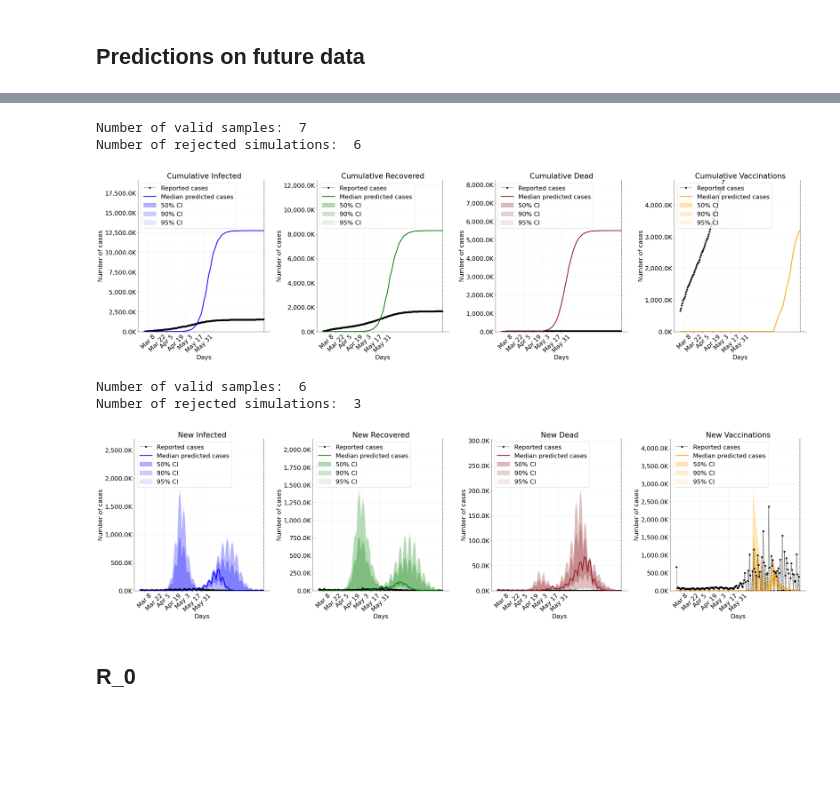
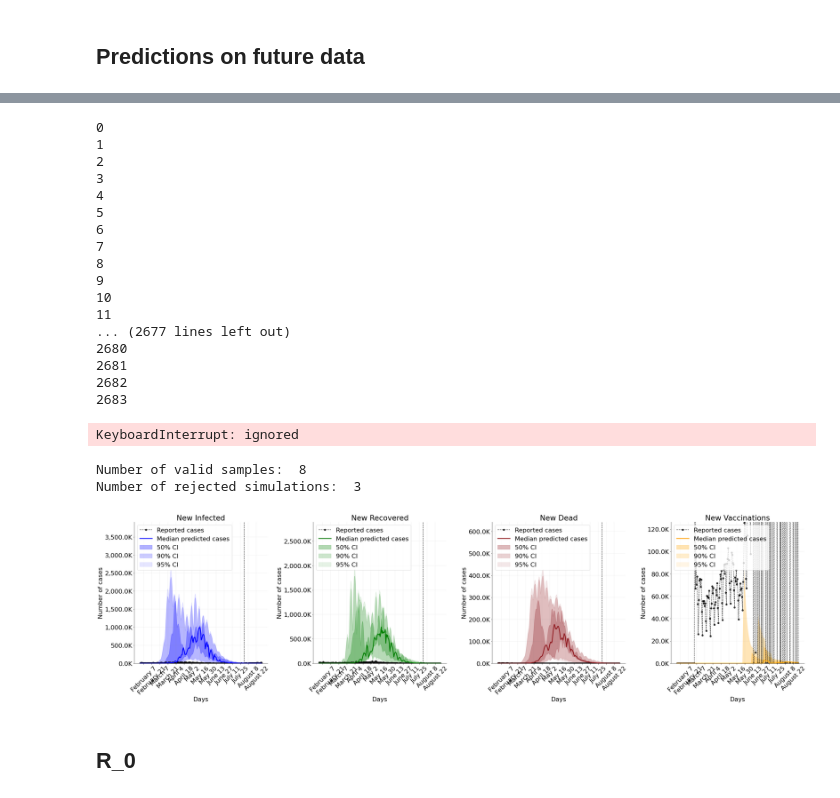
Before and after one commit to totalimba/aml, a Jupyter notebook: Code/VaccinationModel.ipynb, the cells around one changed output, grey strips where cells are left out. Cells and saved outputs as stored; diff of their text form; code cells hidden in the pictures; blank space fills up the shorter version.

```diff
--- a/Code/VaccinationModel.ipynb
+++ b/Code/VaccinationModel.ipynb
@@ -825,23 +757,23 @@ IndexError: ignored
 ## Tables
 # %%
 param_tex = ['$t_1$', '$t_2$', '$t_3$', '$t_4$',
-             '$\Delta t_1$', '$\Delta t_2$', '$\Delta t_3$', '$\Delta t_4$',
                '$\lambda_0$', '$\lambda_1$', '$\lambda_2$', '$\lambda_3$', '$\lambda_4$',
                '$\mu$', '$f_I$', '$\phi_I$',  '$f_R$', '$\phi_R$',
-               '$f_D$', '$\phi_D$',
-               '$D_I$', '$D_R$', '$D_D$', '$E_0$', '$\sigma_I$', '$\sigma_R$', '$\sigma_D$',
+               '$f_D$', '$\phi_D$', '$f_V$', '$\phi_V$', '$f_T$', '$\phi_T$',
+               '$D_I$', '$D_R$', '$D_D$', '$D_V$', '$D_T$', '$E_0$', '$C_0$',
+               '$\sigma_I$', '$\sigma_R$', '$\sigma_D$', '$\sigma_V$', '$\sigma_T$',
                '$v_1$', '$v_2$', '$v_3$', '$v_4$',
-               '$\alpha$', '$\alpha_v$', '$\beta$', '$\gamma$',
-               '$\eta$', '$\theta$', '$\delta$', r'$d$',
-             '$\epsilon$']
+               '$\alpha$', '$\alpha_v$', '$\beta$', '$\beta_v$', '$\gamma$',
+               '$\eta$', '$\theta$', '$\delta$', '$\delta_v$', r'$d$',
+               '$\epsilon$', '$\tau$']
 # %%
-def create_table(data, model, n_samples=75000, map_samples=10000):
+def create_table(data, model, n_samples=1000000, map_samples=10000):
     """Prepares a table with posterior summaries."""
 
 
     norm_data = (data_germany_tensor - mean_g) / std_g
     samples = model.sample(norm_data, n_samples, to_numpy=True)
-    idx_nonzero = [i for i, e in enumerate(param_names) if e != '$\\phi_I$' and e != '$\\phi_R$' and e != '$\\phi_D$']
+    idx_nonzero = [i for i, e in enumerate(param_names) if 'phi' not in e]
     samples = samples[np.sum(samples[:, idx_nonzero] < 0, axis=1) == 0]
     idx_alpha = param_names.index('$\\alpha$')
     print('Number of valid samples: ', samples.shape[0])
@@ -1054,16 +980,28 @@ def plot_predictions_future(n_samples,
     plt.rcParams['font.size'] = font_size
 
     norm_data = (data - mean_g) / std_g
-    samples = model.sample(norm_data, n_samples, to_numpy=True)
-    idx_nonzero = [i for i, e in enumerate(param_names) if e != '$\\phi_I$' and e != '$\\phi_D$' and e != '$\\phi_R$']
-    samples = samples[np.sum(samples[:, idx_nonzero] < 0, axis=1) == 0]
+    valid_samples = np.empty((0,0))
+    t = 0
+    while (valid_samples.shape[0] < n_samples):
+
+        print(t)
+        t+=1
+
+        samples = model.sample(norm_data, n_samples, to_numpy=True)
+        idx_nonzero = [i for i, e in enumerate(param_names) if 'phi' not in e]
+        samples = samples[np.sum(samples[:, idx_nonzero] < 0, axis=1) == 0]
+        if (valid_samples.shape[0] == 0):
+            valid_samples = samples
+        else:
+            valid_samples = np.concatenate((valid_samples, samples))
+
     print('Number of valid samples: ', samples.shape[0])
     f, ax = plt.subplots(1, D, figsize=figsize)
     sims = []
     rej = 0
     for i in range(samples.shape[0]):
         try:
-            sim_cases = non_stationary_SEICR(samples[i, :-8], samples[i, -8:], N_sim, T, sim_diff=sim_diff)
+            sim_cases = SECIR(samples[i, :-10], samples[i, -10:], N_sim, T, sim_diff=sim_diff)
             sims.append(sim_cases)
         except:
             rej += 1
@@ -1111,9 +1049,10 @@ def plot_predictions_future(n_samples,
         ax[i].set_ylabel('Number of cases')
         ax[i].legend(loc='upper left')
         ax[i].set_ylim([0, np.max(qs_95[1, :, i])*1.5])
-        ax[i].set_xticks([6, 20, 34, 48, 62, 76, 90])
+        ticks = np.arange(6, T, 14)
+        ax[i].set_xticks(ticks)
         ax[i].grid(color='grey', linestyle='-', linewidth=0.25, alpha=0.5)
-        ax[i].set_xticklabels(['Mar 8', 'Mar 22', 'Apr 5', 'Apr 19', 'May 3', 'May 17', 'May 31'], rotation=45)
+        ax[i].set_xticklabels(np.array(days)[ticks], rotation=45)
         ylabels = ['{:,.1f}'.format(x) + 'K' for x in ax[i].get_yticks()/1000]
         ax[i].set_yticklabels(ylabels)
 
@@ -1126,7 +1065,7 @@ def plot_predictions_future(n_samples,
         f.savefig("figures/{}.png".format(filename), dpi=300)
 # %%
 #date_data_begin = datetime.date(2020,3,1)
-date_data_end_f = datetime.date(2021,8,1)
+date_data_end_f = datetime.date(2021,9,1)
 
 
 format_date = lambda date_py: '{}/{}/{}'.format(date_py.month, date_py.day,
@@ -1176,5 +1097,5 @@ T_f = data_germany_f.shape[0]
 # %%
-plot_predictions_future(5000,
+plot_predictions_future(10,
                  data_germany_tensor,
                  data_germany_f,
                  N_germany,
@@ -1186,25 +1107,40 @@ plot_predictions_future(5000,
                  font_size=22,
                  filename='Predicted_Cumulative_Uninformative')
 # %% [output]
-Number of valid samples:  7
-Number of rejected simulations:  6
+0
+1
+2
+3
+4
+5
+6
+7
+8
+9
+10
+11
+... (2677 lines left out)
+2680
+2681
+2682
+2683
-[figure, removed]
+KeyboardInterrupt: ignored
 # %%
-plot_predictions_future(5000,
+plot_predictions_future(50000,
                  data_germany_tensor,
                  data_germany_f,
                  N_germany,
                  T_f,
                  logscale=False,
                  sim_diff=16,
                  cumulative=False,
                  figsize=(36, 10),
                  font_size=22,
                  filename='Predicted_New_Uninformative')
 # %% [output]
-Number of valid samples:  6
+Number of valid samples:  8
 Number of rejected simulations:  3
-[figure, old version]
+[figure, new version]
 # %% [markdown]
 ## R_0
 # %%
```
Also changed, not shown: parts of 21 cells of this notebook, 3 other files.
